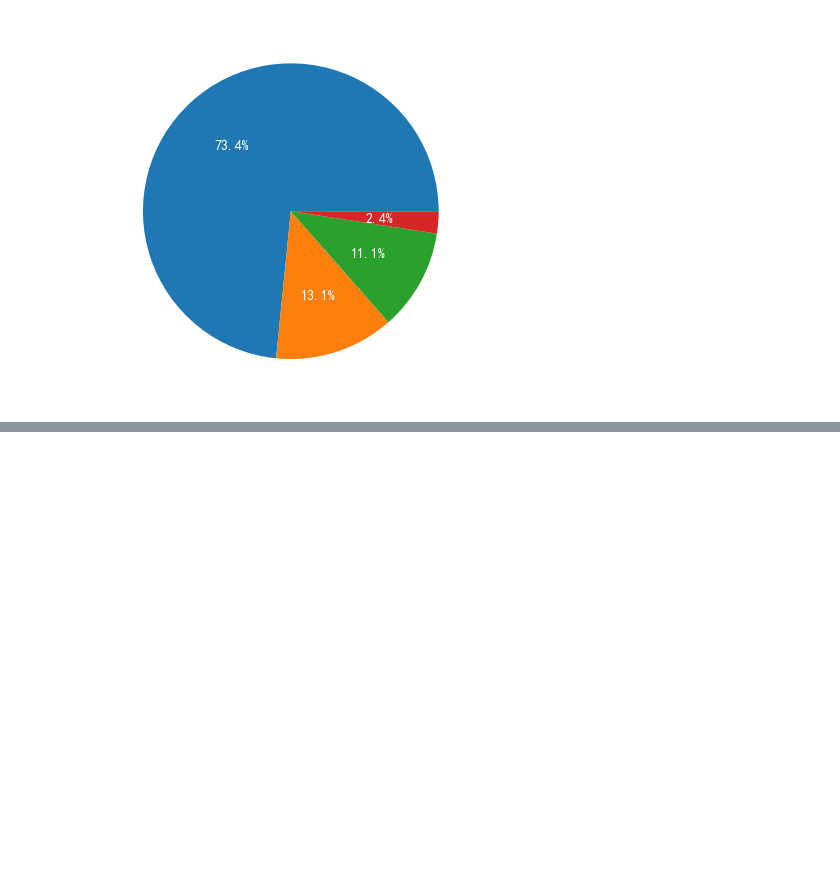
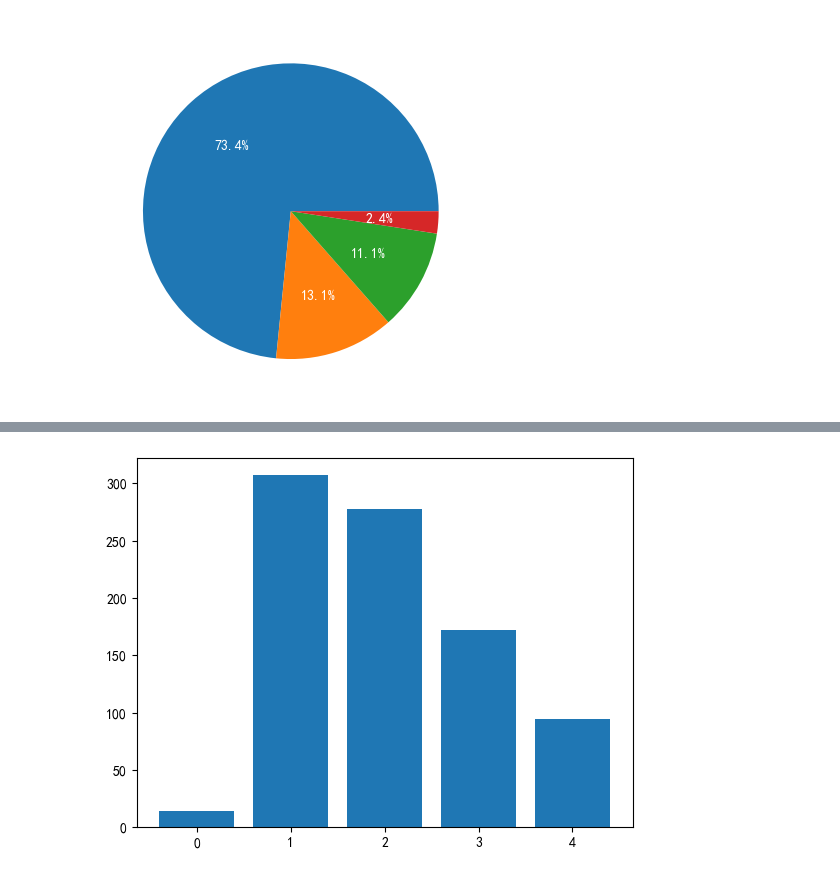
Before and after one commit to 02Yyli/liy7uanyuan, a Jupyter notebook: description.ipynb, the cells around one changed output, grey strips where cells are left out. Saved outputs shown, nothing was run; the diff lists cells and outputs as text; code cells hidden in the pictures; blank space fills up the shorter version.

```diff
--- a/description.ipynb
+++ b/description.ipynb
@@ -40,0 +95,4 @@ plt.show()
+# %%
+import mytools
+描述统计结果表 = mytools.有序变量描述统计函数(国家认同调查数据表,'年级')
+描述统计结果表
@@ -40,0 +107,4 @@ plt.show()
+# %%
+mytools.绘制直方图(描述统计结果表)
+# %% [output]
+[figure, added]
```
Also changed, not shown: parts of 8 cells of this notebook, 2 other files.
